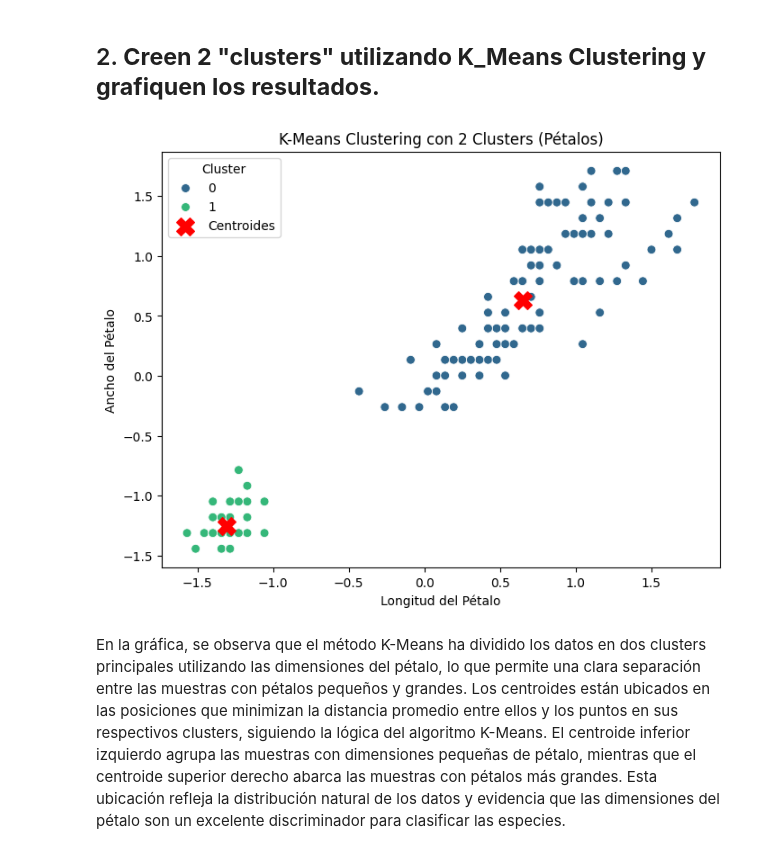
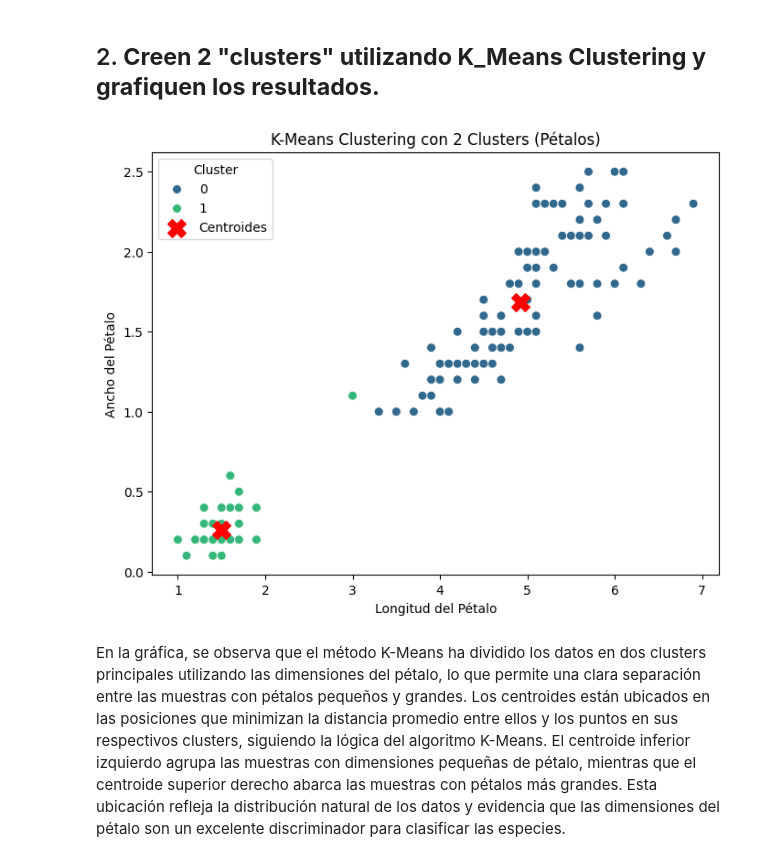
Before and after one commit to SergioAle210/HT2-DataMining, a Jupyter notebook: codigo.ipynb, the cells around one changed output. Saved outputs shown, nothing was run; the diff lists cells and outputs as text; code cells hidden in the pictures.

```diff
--- a/codigo.ipynb
+++ b/codigo.ipynb
@@ -254,10 +254,10 @@ El clustering con la forma del sépalo no funcionó tan bien como con la forma d
 # %%
 import matplotlib.pyplot as plt
 import seaborn as sns
-
+iris1 = pd.read_csv("iris.csv")
 # Visualización inicial
 plt.figure(figsize=(8, 6))
-sns.scatterplot(data=iris, x="petal_length", y="petal_width", s=50)
+sns.scatterplot(data=iris1, x="petal_length", y="petal_width", s=50)
 plt.title("Visualización de los datos (Pétalos)")
 plt.xlabel("Longitud del Pétalo")
 plt.ylabel("Ancho del Pétalo")
@@ -271,28 +271,28 @@ La gráfica compara las especies reales de iris (`setosa`, `versicolor` y `virgi
 # %%
 from sklearn.cluster import KMeans
 
 # Aplicar K-Means con 2 clusters
 kmeans = KMeans(n_clusters=2, random_state=42)
-iris["Cluster"] = kmeans.fit_predict(iris[["petal_length", "petal_width"]])
+iris1["Cluster"] = kmeans.fit_predict(iris1[["petal_length", "petal_width"]])
 
 # Extraer los centroides
 centroids = kmeans.cluster_centers_
 
 # Graficar los clusters con sus centroides
 plt.figure(figsize=(8, 6))
 sns.scatterplot(
-    data=iris, x="petal_length", y="petal_width", hue="Cluster", palette="viridis", s=50
+    data=iris1, x="petal_length", y="petal_width", hue="Cluster", palette="viridis", s=50
 )
 plt.scatter(
     centroids[:, 0], centroids[:, 1], c="red", marker="X", s=200, label="Centroides"
 )
 plt.title("K-Means Clustering con 2 Clusters (Pétalos)")
 plt.xlabel("Longitud del Pétalo")
 plt.ylabel("Ancho del Pétalo")
 plt.legend(title="Cluster")
 plt.show()
 # %% [output]
-[figure, old version]
+[figure, new version]
 # %% [markdown]
 En la gráfica, se observa que el método K-Means ha dividido los datos en dos clusters principales utilizando las dimensiones del pétalo, lo que permite una clara separación entre las muestras con pétalos pequeños y grandes. Los centroides están ubicados en las posiciones que minimizan la distancia promedio entre ellos y los puntos en sus respectivos clusters, siguiendo la lógica del algoritmo K-Means. El centroide inferior izquierdo agrupa las muestras con dimensiones pequeñas de pétalo, mientras que el centroide superior derecho abarca las muestras con pétalos más grandes. Esta ubicación refleja la distribución natural de los datos y evidencia que las dimensiones del pétalo son un excelente discriminador para clasificar las especies.
 # %% [markdown]
```
Also changed, not shown: parts of 6 cells of this notebook.
